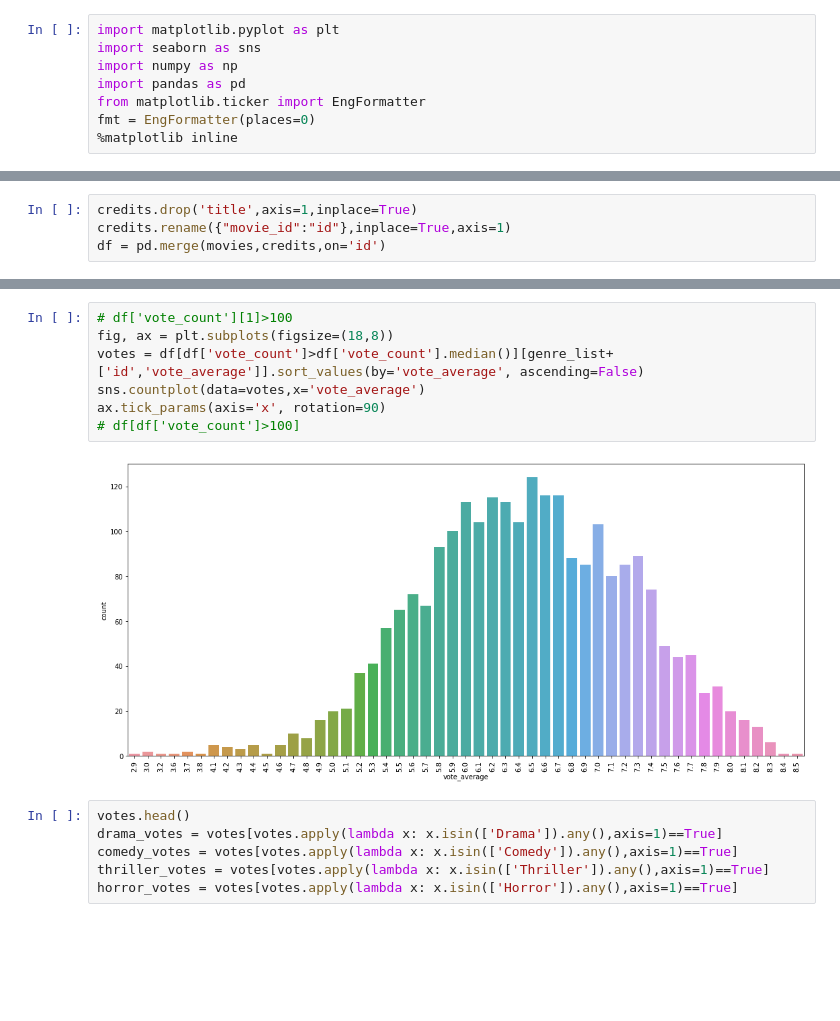
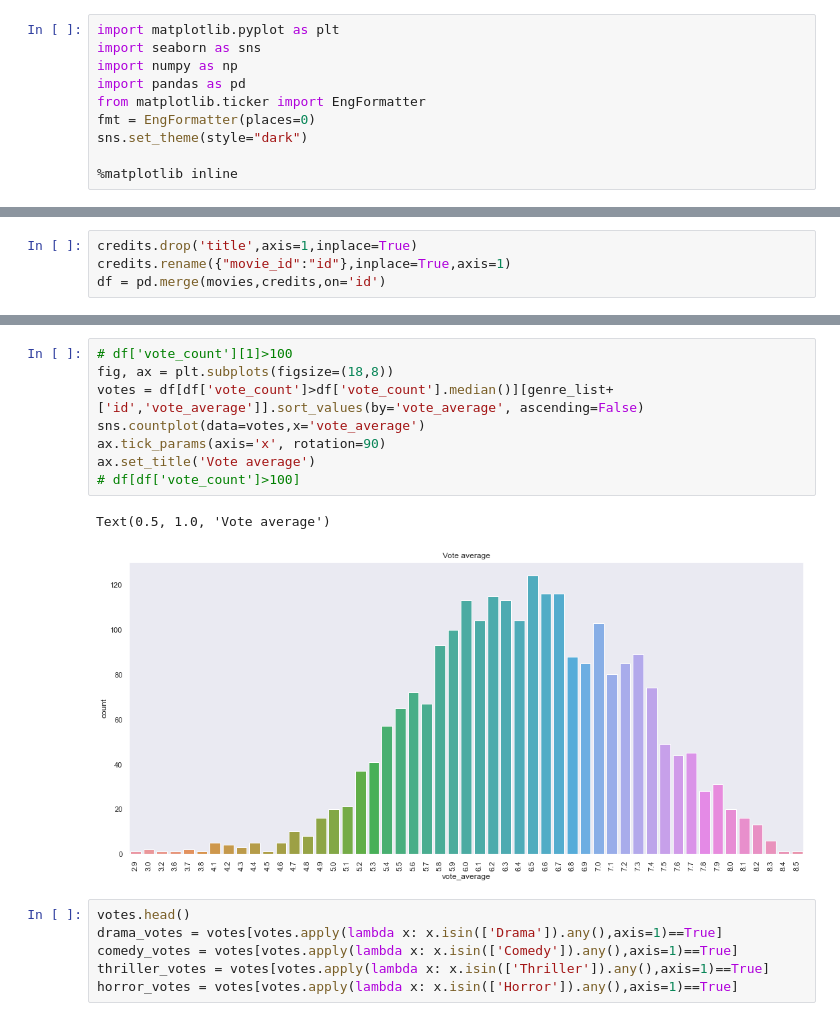
Before and after one commit to DanielHelps/TMDB-movies-analysis-and-predition, a Jupyter notebook: ratings.ipynb, the cells around one changed output, grey strips where cells are left out. Cells and saved outputs as stored; diff of their text form; blank space fills up the shorter version.

```diff
--- a/ratings.ipynb
+++ b/ratings.ipynb
@@ -5,6 +5,8 @@ import numpy as np
 import pandas as pd
 from matplotlib.ticker import EngFormatter
 fmt = EngFormatter(places=0)
+sns.set_theme(style="dark")
+
 %matplotlib inline
 # %%
 movies = pd.read_csv('tmdb_5000_movies.csv')
@@ -102,12 +92,14 @@ Index(['budget', 'genres', 'homepage', 'id', 'keywords', 'original_language',
 # %%
 # df['vote_count'][1]>100
 fig, ax = plt.subplots(figsize=(18,8))
 votes = df[df['vote_count']>df['vote_count'].median()][genre_list+['id','vote_average']].sort_values(by='vote_average', ascending=False)
 sns.countplot(data=votes,x='vote_average')
 ax.tick_params(axis='x', rotation=90)
+ax.set_title('Vote average')
 # df[df['vote_count']>100]
 # %% [output]
+Text(0.5, 1.0, 'Vote average')
-[figure, old version]
+[figure, new version]
 # %%
 votes.head()
 drama_votes = votes[votes.apply(lambda x: x.isin(['Drama']).any(),axis=1)==True]
```
Also changed, not shown: parts of 41 cells of this notebook.
